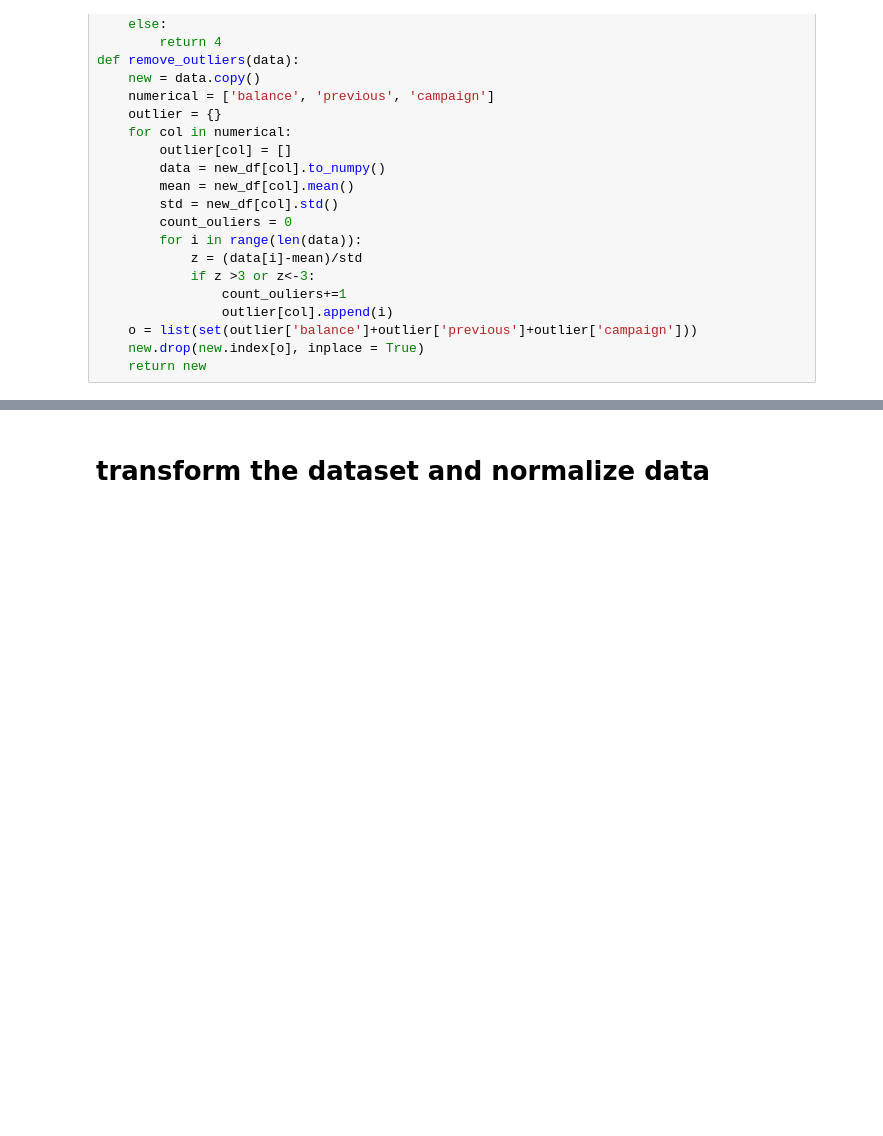
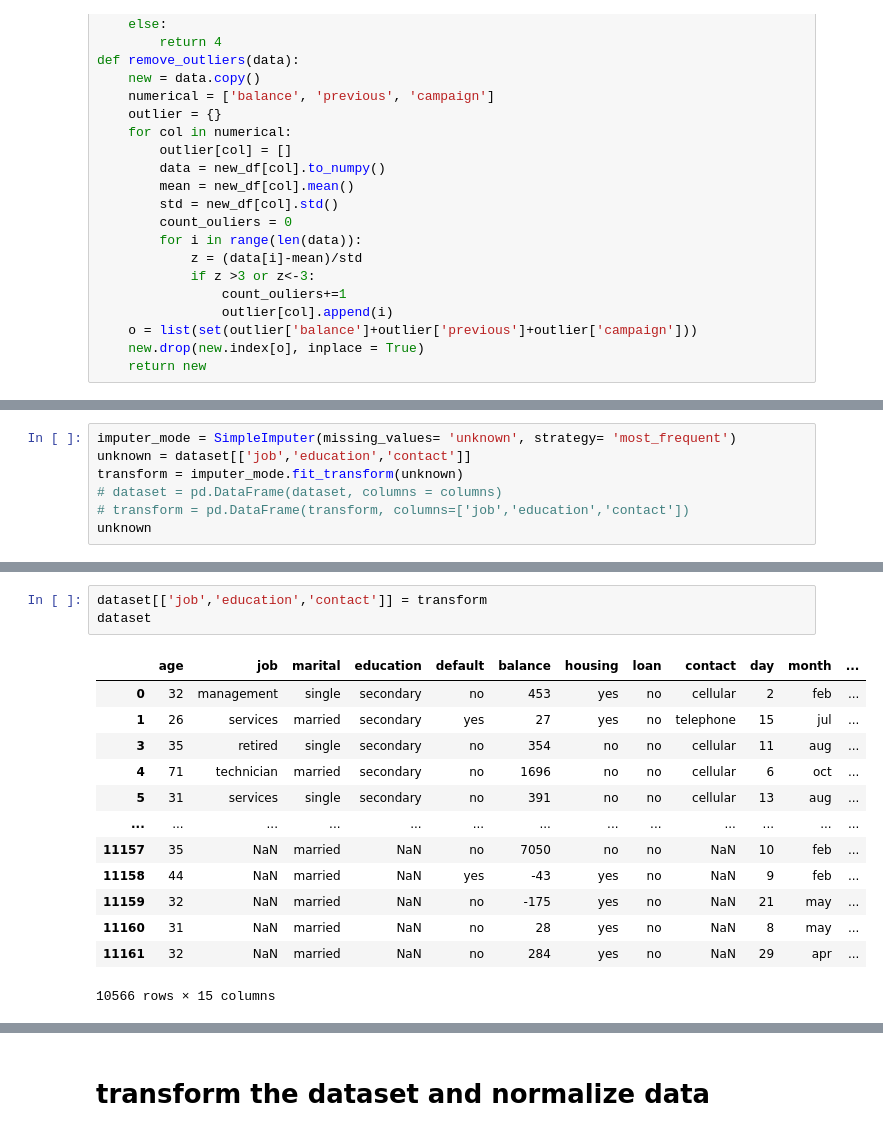
Before and after one commit to duongDSAI64/ML-miniproject, a Jupyter notebook: project.ipynb, the cells around one changed output, grey strips where cells are left out. Saved outputs shown, nothing was run; the diff lists cells and outputs as text; blank space fills up the shorter version.

```diff
--- a/project.ipynb
+++ b/project.ipynb
@@ -341,0 +351,7 @@ for col in numerical:
+# %%
+imputer_mode = SimpleImputer(missing_values= 'unknown', strategy= 'most_frequent')
+unknown = dataset[['job','education','contact']]
+transform = imputer_mode.fit_transform(unknown)
+# dataset = pd.DataFrame(dataset, columns = columns)
+# transform = pd.DataFrame(transform, columns=['job','education','contact'])
+unknown
@@ -341,0 +372,17 @@ for col in numerical:
+# %%
+dataset[['job','education','contact']] = transform
+dataset
+# %% [output]
+|  | age | job | marital | education | default | balance | housing | loan | contact | day | month | ... |
+| 0 | 32 | management | single | secondary | no | 453 | yes | no | cellular | 2 | feb | ... |
+| 1 | 26 | services | married | secondary | yes | 27 | yes | no | telephone | 15 | jul | ... |
+| 3 | 35 | retired | single | secondary | no | 354 | no | no | cellular | 11 | aug | ... |
+| 4 | 71 | technician | married | secondary | no | 1696 | no | no | cellular | 6 | oct | ... |
+| 5 | 31 | services | single | secondary | no | 391 | no | no | cellular | 13 | aug | ... |
+| ... | ... | ... | ... | ... | ... | ... | ... | ... | ... | ... | ... | ... |
+| 11157 | 35 | NaN | married | NaN | no | 7050 | no | no | NaN | 10 | feb | ... |
+| 11158 | 44 | NaN | married | NaN | yes | -43 | yes | no | NaN | 9 | feb | ... |
+| 11159 | 32 | NaN | married | NaN | no | -175 | yes | no | NaN | 21 | may | ... |
+| 11160 | 31 | NaN | married | NaN | no | 28 | yes | no | NaN | 8 | may | ... |
+| 11161 | 32 | NaN | married | NaN | no | 284 | yes | no | NaN | 29 | apr | ... |
+10566 rows × 15 columns
```
Also changed, not shown: parts of 6 cells of this notebook.
